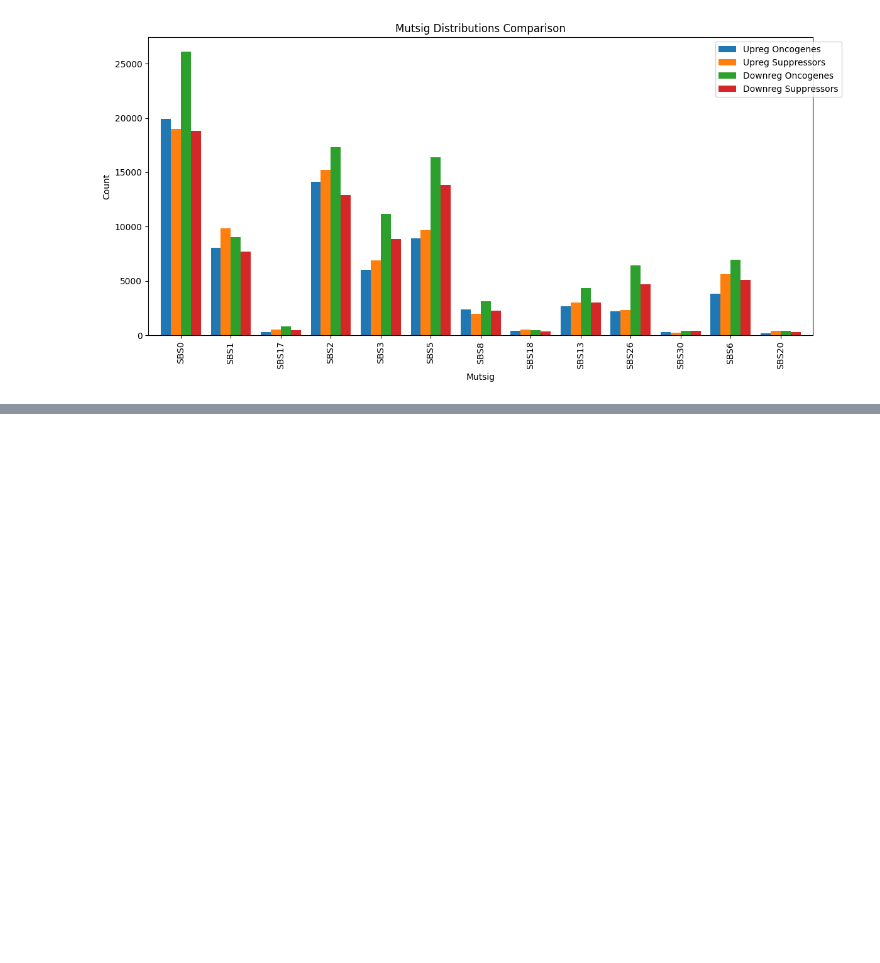
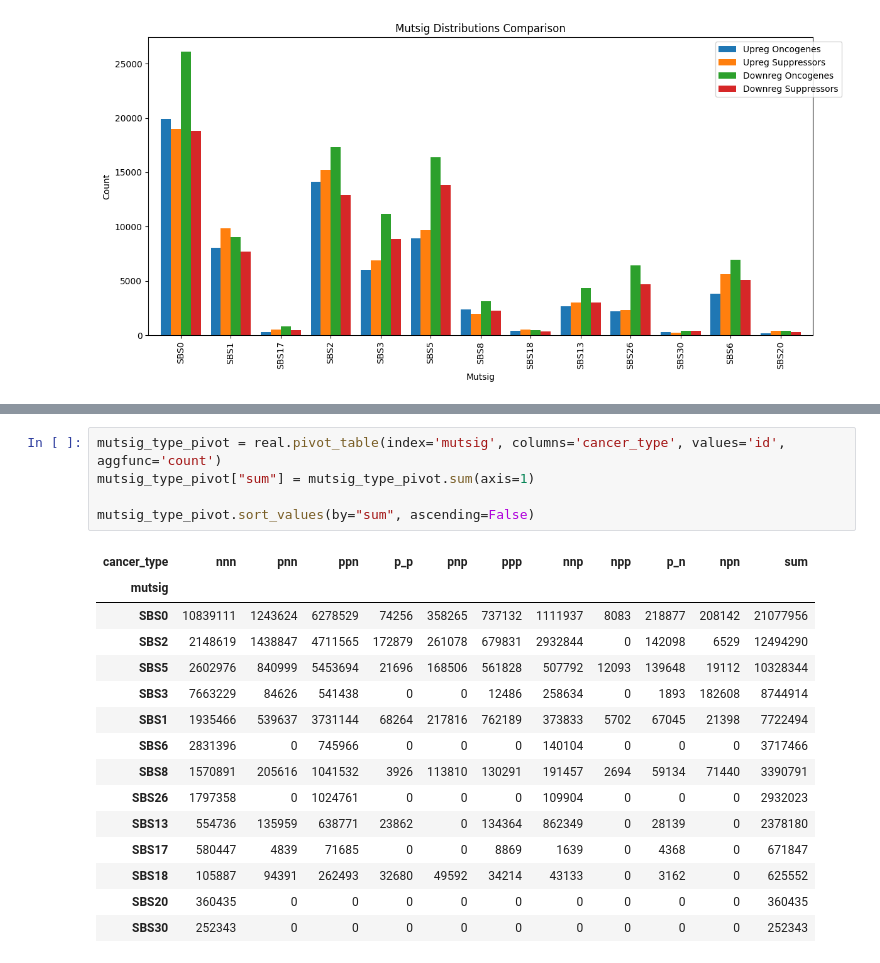
Before and after one commit to TasbasMN/mirscribe-results, a Jupyter notebook: wallahi_im_finished.ipynb, the cells around one changed output, grey strips where cells are left out. Saved outputs shown, nothing was run; the diff lists cells and outputs as text; blank space fills up the shorter version.

```diff
--- a/wallahi_im_finished.ipynb
+++ b/wallahi_im_finished.ipynb
@@ -115,0 +142,21 @@ plt.show()
+# %%
+mutsig_type_pivot = real.pivot_table(index='mutsig', columns='cancer_type', values='id', aggfunc='count')
+mutsig_type_pivot["sum"] = mutsig_type_pivot.sum(axis=1)
+
+mutsig_type_pivot.sort_values(by="sum", ascending=False)
+# %% [output]
+| cancer_type | nnn | pnn | ppn | p_p | pnp | ppp | nnp | npp | p_n | npn | sum |
+| mutsig |  |  |  |  |  |  |  |  |  |  |  |
+| SBS0 | 10839111 | 1243624 | 6278529 | 74256 | 358265 | 737132 | 1111937 | 8083 | 218877 | 208142 | 21077956 |
+| SBS2 | 2148619 | 1438847 | 4711565 | 172879 | 261078 | 679831 | 2932844 | 0 | 142098 | 6529 | 12494290 |
+| SBS5 | 2602976 | 840999 | 5453694 | 21696 | 168506 | 561828 | 507792 | 12093 | 139648 | 19112 | 10328344 |
+| SBS3 | 7663229 | 84626 | 541438 | 0 | 0 | 12486 | 258634 | 0 | 1893 | 182608 | 8744914 |
+| SBS1 | 1935466 | 539637 | 3731144 | 68264 | 217816 | 762189 | 373833 | 5702 | 67045 | 21398 | 7722494 |
+| SBS6 | 2831396 | 0 | 745966 | 0 | 0 | 0 | 140104 | 0 | 0 | 0 | 3717466 |
+| SBS8 | 1570891 | 205616 | 1041532 | 3926 | 113810 | 130291 | 191457 | 2694 | 59134 | 71440 | 3390791 |
+| SBS26 | 1797358 | 0 | 1024761 | 0 | 0 | 0 | 109904 | 0 | 0 | 0 | 2932023 |
+| SBS13 | 554736 | 135959 | 638771 | 23862 | 0 | 134364 | 862349 | 0 | 28139 | 0 | 2378180 |
+| SBS17 | 580447 | 4839 | 71685 | 0 | 0 | 8869 | 1639 | 0 | 4368 | 0 | 671847 |
+| SBS18 | 105887 | 94391 | 262493 | 32680 | 49592 | 34214 | 43133 | 0 | 3162 | 0 | 625552 |
+| SBS20 | 360435 | 0 | 0 | 0 | 0 | 0 | 0 | 0 | 0 | 0 | 360435 |
+| SBS30 | 252343 | 0 | 0 | 0 | 0 | 0 | 0 | 0 | 0 | 0 | 252343 |
```
Also changed, not shown: parts of 8 cells of this notebook, 1 other file.
